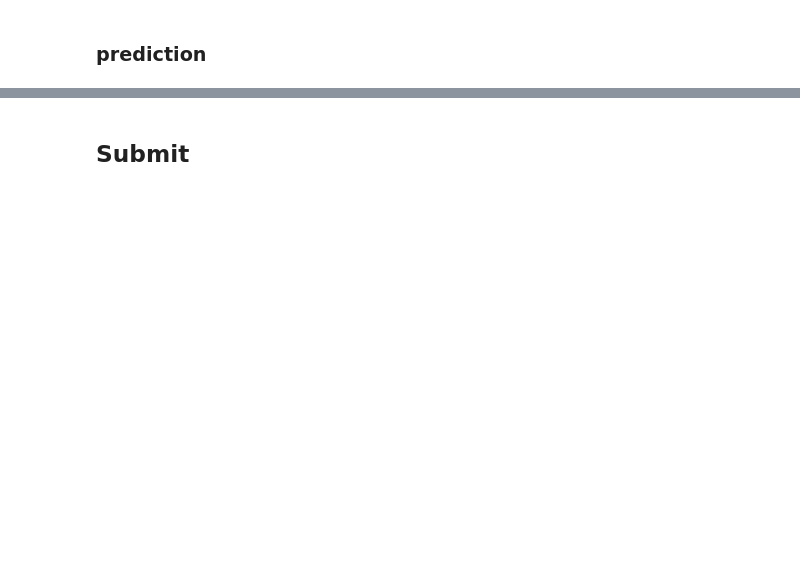
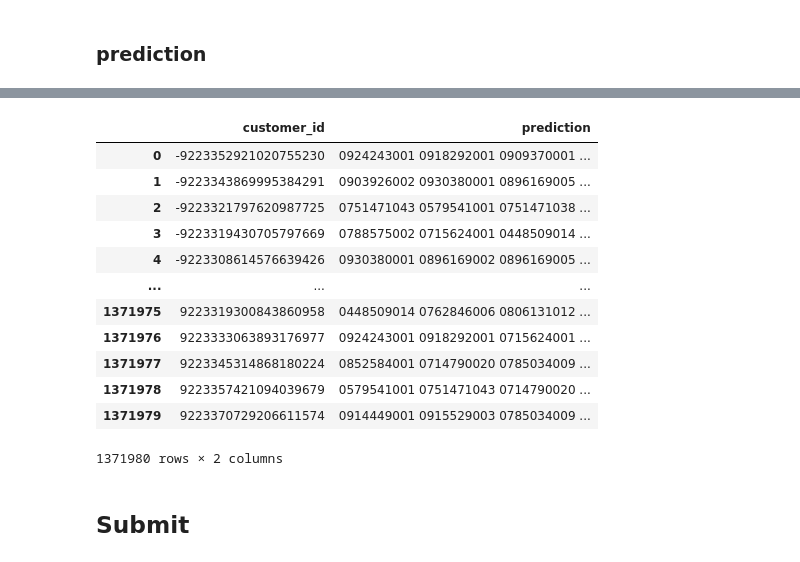
Before and after one commit to tetsuro731/H-M-kaggle-tetsuro731, a Jupyter notebook: notebook/lightgbm-test.ipynb, the cells around one changed output, grey strips where cells are left out. Saved outputs shown, nothing was run; the diff lists cells and outputs as text; code cells hidden in the pictures; blank space fills up the shorter version.

```diff
--- a/notebook/lightgbm-test.ipynb
+++ b/notebook/lightgbm-test.ipynb
@@ -151,9 +288,9 @@ gc.collect()
 # %%
-test = test.reset_index(drop=True)
+test_id = test_id.reset_index(drop=True)
 pred = pd.Series(pred, name='score')
 # %%
 sub1 = pd.concat([test_id, pred], axis=1)
 # %%
-sub1 = sub1[['customer_id', 'article_id', 'score']]
+#sub1 = sub1[['customer_id', 'article_id', 'score']]
 # %%
 sub1
@@ -169,6 +361,22 @@ sub1['prediction'].apply(len)
 # %%
 # 提出用に元に戻す
-sub1['prediction'] = sub1['prediction'].map(lambda x: '0' + str(x))
+sub1['prediction'] = sub1['prediction'].map(lambda x:'0'+' 0'.join(map(str, x)))
+# %%
+sub1
+# %% [output]
+|  | customer_id | prediction |
+| 0 | -9223352921020755230 | 0924243001 0918292001 0909370001 ... |
+| 1 | -9223343869995384291 | 0903926002 0930380001 0896169005 ... |
+| 2 | -9223321797620987725 | 0751471043 0579541001 0751471038 ... |
+| 3 | -9223319430705797669 | 0788575002 0715624001 0448509014 ... |
+| 4 | -9223308614576639426 | 0930380001 0896169002 0896169005 ... |
+| ... | ... | ... |
+| 1371975 | 9223319300843860958 | 0448509014 0762846006 0806131012 ... |
+| 1371976 | 9223333063893176977 | 0924243001 0918292001 0715624001 ... |
+| 1371977 | 9223345314868180224 | 0852584001 0714790020 0785034009 ... |
+| 1371978 | 9223357421094039679 | 0579541001 0751471043 0714790020 ... |
+| 1371979 | 9223370729206611574 | 0914449001 0915529003 0785034009 ... |
+1371980 rows × 2 columns
 # %% [markdown]
 ## Submit
 # %%
```
Also changed, not shown: parts of 32 cells of this notebook.
